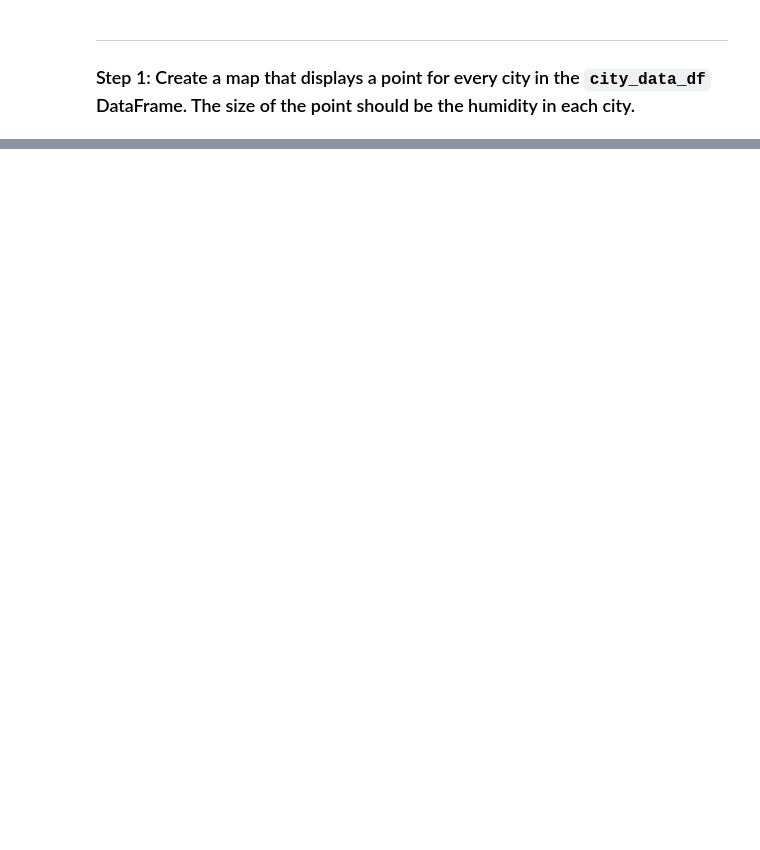
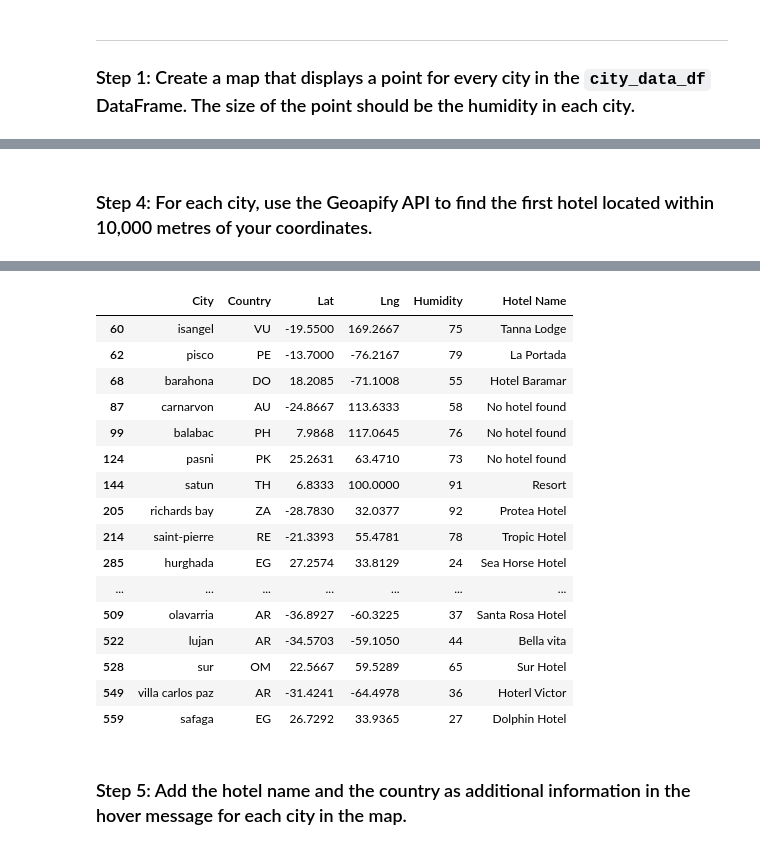
Before and after one commit to ajoyg/World_Weather_Analysis, a Jupyter notebook: VacationPy.ipynb, the cells around one changed output, grey strips where cells are left out. Cells and saved outputs as stored; diff of their text form; code cells hidden in the pictures; blank space fills up the shorter version.

```diff
--- a/VacationPy.ipynb
+++ b/VacationPy.ipynb
@@ -27,0 +110,52 @@ city_data_df.head()
+# %% [markdown]
+### Step 4: For each city, use the Geoapify API to find the first hotel located within 10,000 metres of your coordinates.
+# %%
+# Set parameters to search for a hotel
+radius = 10000
+categories= "accommodation.hotel"
+limit=20
+
+params = {
+    "categories": categories,
+    "limit":limit,
+    "apiKey":geoapify_key
+}
+
+# Print a message to follow up the hotel search
+print("Starting hotel search")
+
+# Iterate through the hotel_df DataFrame
+for index, row in hotel_df.iterrows():
+    # get latitude, longitude from the DataFrame
+    # YOUR CODE HERE
+    longitude=row[3]
+    latitude=row[2]
+
+    # Add filter and bias parameters with the current city's latitude and longitude to the params dictionary
+    params["filter"] = f"circle:{longitude},{latitude},{radius}"
+    params["bias"] = f"proximity:{longitude},{latitude}"
+
+    # Set base URL
+    base_url = "https://api.geoapify.com/v2/places"
+
+    print(longitude,latitude)
+    # Make and API request using the params dictionaty
+    name_address = requests.get(base_url,params=params)
+
+    # Convert the API response to JSON format
+    name_address = name_address.json()
+
+    # Grab the first hotel from the results and store the name in the hotel_df DataFrame
+    try:
+        hotel_df.loc[index, "Hotel Name"] = name_address["features"][0]["properties"]["name"]
+    except (KeyError, IndexError):
+        # If no hotel is found, set the hotel name as "No hotel found".
+
+        hotel_df.loc[index, "Hotel Name"] = "No hotel found"
+
+    # Log the search results
+    print(f"{hotel_df.loc[index, 'City']} - nearest hotel: {hotel_df.loc[index, 'Hotel Name']}")
+
+# Display sample data
+hotel_df
+# %% [output]
@@ -27,0 +179,19 @@ city_data_df.head()
+|  | City | Country | Lat | Lng | Humidity | Hotel Name |
+| 60 | isangel | VU | -19.5500 | 169.2667 | 75 | Tanna Lodge |
+| 62 | pisco | PE | -13.7000 | -76.2167 | 79 | La Portada |
+| 68 | barahona | DO | 18.2085 | -71.1008 | 55 | Hotel Baramar |
+| 87 | carnarvon | AU | -24.8667 | 113.6333 | 58 | No hotel found |
+| 99 | balabac | PH | 7.9868 | 117.0645 | 76 | No hotel found |
+| 124 | pasni | PK | 25.2631 | 63.4710 | 73 | No hotel found |
+| 144 | satun | TH | 6.8333 | 100.0000 | 91 | Resort |
+| 205 | richards bay | ZA | -28.7830 | 32.0377 | 92 | Protea Hotel |
+| 214 | saint-pierre | RE | -21.3393 | 55.4781 | 78 | Tropic Hotel |
+| 285 | hurghada | EG | 27.2574 | 33.8129 | 24 | Sea Horse Hotel |
+| ... | ... | ... | ... | ... | ... | ... |
+| 509 | olavarria | AR | -36.8927 | -60.3225 | 37 | Santa Rosa Hotel |
+| 522 | lujan | AR | -34.5703 | -59.1050 | 44 | Bella vita |
+| 528 | sur | OM | 22.5667 | 59.5289 | 65 | Sur Hotel |
+| 549 | villa carlos paz | AR | -31.4241 | -64.4978 | 36 | Hoterl Victor |
+| 559 | safaga | EG | 26.7292 | 33.9365 | 27 | Dolphin Hotel |
+# %% [markdown]
+### Step 5: Add the hotel name and the country as additional information in the hover message for each city in the map.
```
Also changed, not shown: parts of 8 cells of this notebook.
